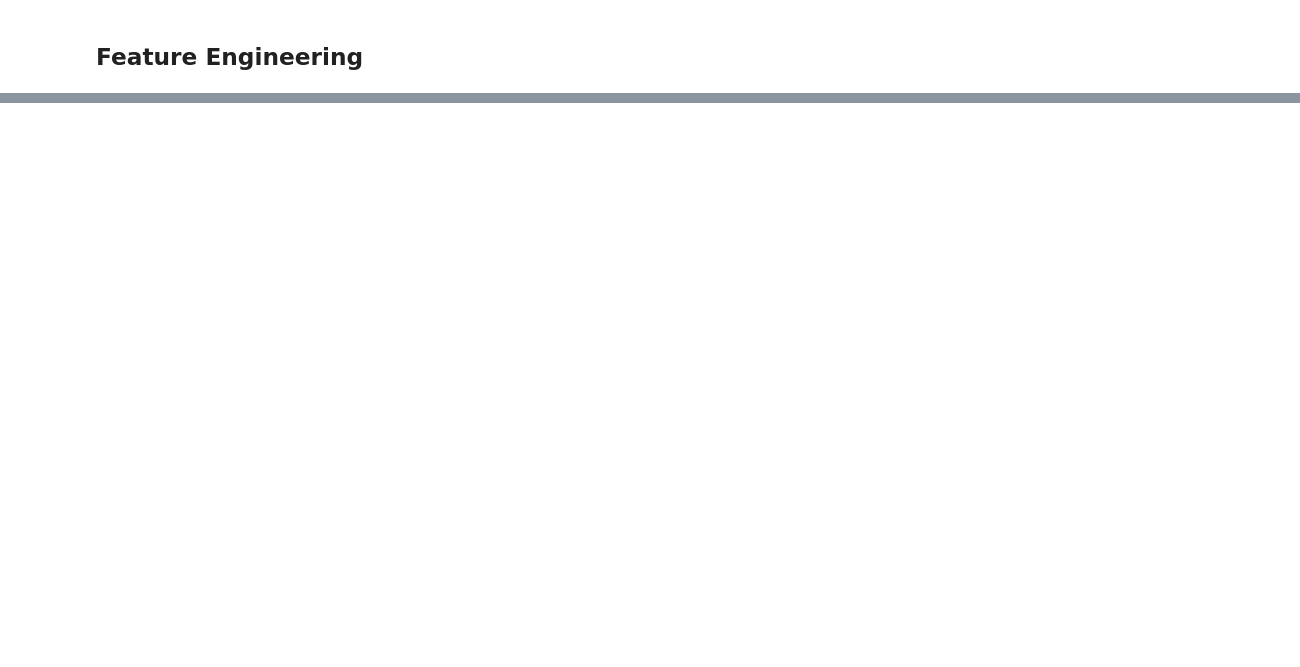
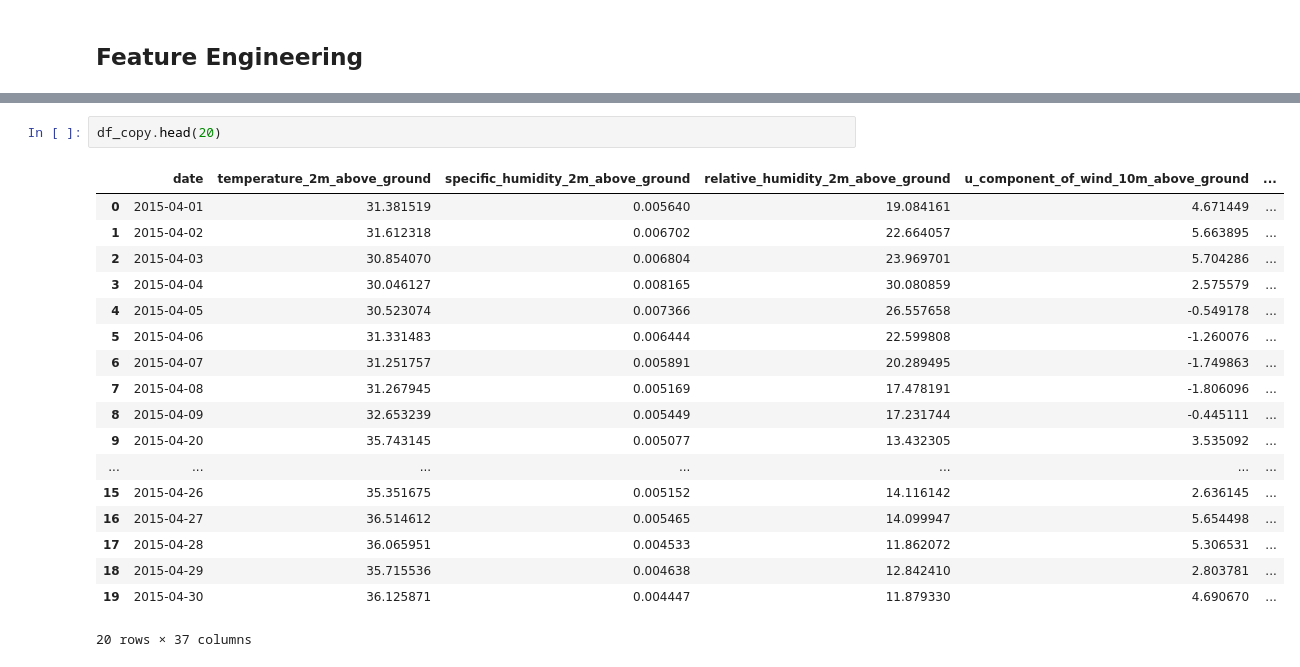
Before and after one commit to argishh/AlgeriaBhopal_WaterManagementandForecasting, a Jupyter notebook: src/Task3_Preprocessing/notebooks/Modified_preprocessing_Bhopal_Hariprasad.ipynb, the cells around one changed output, grey strips where cells are left out. Drawn from its saved outputs; the diff is of its cells as text; blank space fills up the shorter version.

```diff
--- a/src/Task3_Preprocessing/notebooks/Modified_preprocessing_Bhopal_Hariprasad.ipynb
+++ b/src/Task3_Preprocessing/notebooks/Modified_preprocessing_Bhopal_Hariprasad.ipynb
@@ -637,0 +686,21 @@ Out of the water resources I mentioned above, we only need the water surface inf
+# %%
+df_copy.head(20)
+# %% [output]
+|  | date | temperature_2m_above_ground | specific_humidity_2m_above_ground | relative_humidity_2m_above_ground | u_component_of_wind_10m_above_ground | ... |
+| 0 | 2015-04-01 | 31.381519 | 0.005640 | 19.084161 | 4.671449 | ... |
+| 1 | 2015-04-02 | 31.612318 | 0.006702 | 22.664057 | 5.663895 | ... |
+| 2 | 2015-04-03 | 30.854070 | 0.006804 | 23.969701 | 5.704286 | ... |
+| 3 | 2015-04-04 | 30.046127 | 0.008165 | 30.080859 | 2.575579 | ... |
+| 4 | 2015-04-05 | 30.523074 | 0.007366 | 26.557658 | -0.549178 | ... |
+| 5 | 2015-04-06 | 31.331483 | 0.006444 | 22.599808 | -1.260076 | ... |
+| 6 | 2015-04-07 | 31.251757 | 0.005891 | 20.289495 | -1.749863 | ... |
+| 7 | 2015-04-08 | 31.267945 | 0.005169 | 17.478191 | -1.806096 | ... |
+| 8 | 2015-04-09 | 32.653239 | 0.005449 | 17.231744 | -0.445111 | ... |
+| 9 | 2015-04-20 | 35.743145 | 0.005077 | 13.432305 | 3.535092 | ... |
+| ... | ... | ... | ... | ... | ... | ... |
+| 15 | 2015-04-26 | 35.351675 | 0.005152 | 14.116142 | 2.636145 | ... |
+| 16 | 2015-04-27 | 36.514612 | 0.005465 | 14.099947 | 5.654498 | ... |
+| 17 | 2015-04-28 | 36.065951 | 0.004533 | 11.862072 | 5.306531 | ... |
+| 18 | 2015-04-29 | 35.715536 | 0.004638 | 12.842410 | 2.803781 | ... |
+| 19 | 2015-04-30 | 36.125871 | 0.004447 | 11.879330 | 4.690670 | ... |
+20 rows × 37 columns
```
Also changed, not shown: parts of 24 cells of this notebook.
